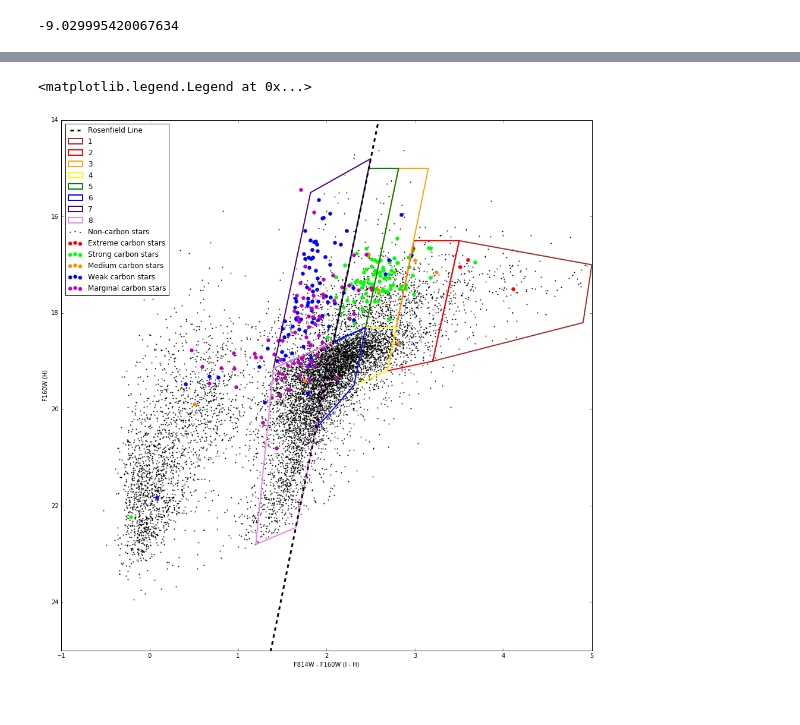
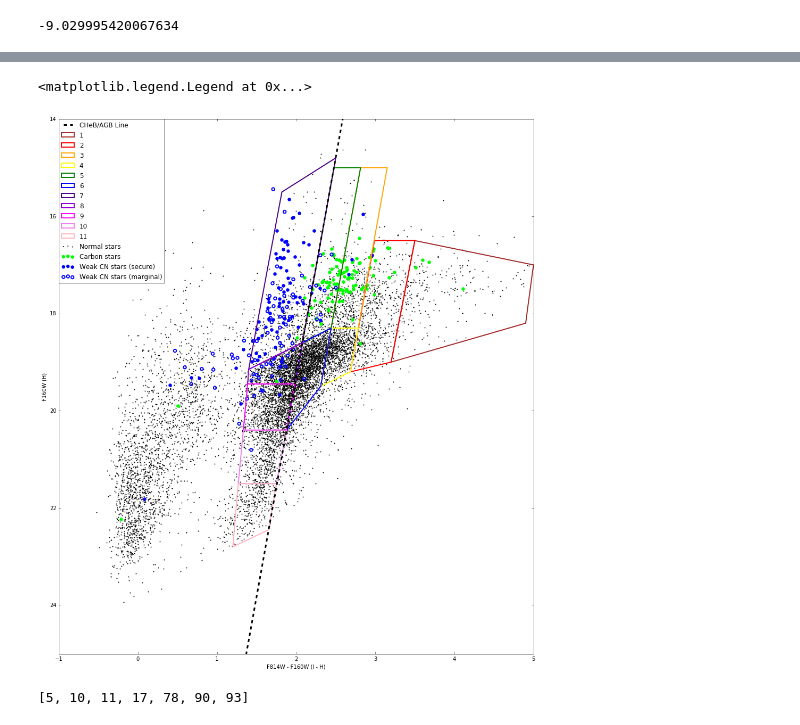
Before and after one commit to JonjonHays/Weak-CN-stars, a Jupyter notebook: Coadding_bins.ipynb, the cells around one changed output, grey strips where cells are left out. Saved outputs shown, nothing was run; the diff lists cells and outputs as text; code cells hidden in the pictures.

```diff
--- a/Coadding_bins.ipynb
+++ b/Coadding_bins.ipynb
@@ -14,9 +14,7 @@ hdu = fits.open('/Users/Jonhays/Documents/ASTRO/FITS/SPLASH/subMasterSPLASH.fits
 hdu2 = fits.open('/Users/Jonhays/Documents/ASTRO/FITS/SPLASH/carbonSPLASHdata/nonCarbonSPLASH.fits')
 hdu3 = fits.open('/Users/Jonhays/Documents/ASTRO/FITS/SPLASH/carbonSPLASHdata/marginalCarbonSPLASH.fits')
 hdu4 = fits.open('/Users/Jonhays/Documents/ASTRO/FITS/SPLASH/carbonSPLASHdata/weakCarbonSPLASH.fits')
-hdu5 = fits.open('/Users/Jonhays/Documents/ASTRO/FITS/SPLASH/carbonSPLASHdata/mediumCarbonSPLASH.fits')
-hdu6 = fits.open('/Users/Jonhays/Documents/ASTRO/FITS/SPLASH/carbonSPLASHdata/strongCarbonSPLASH.fits')
-hdu7 = fits.open('/Users/Jonhays/Documents/ASTRO/FITS/SPLASH/carbonSPLASHdata/extremeCarbonSPLASH.fits')
+hdu5 = fits.open('/Users/Jonhays/Documents/ASTRO/FITS/SPLASH/carbonSPLASHdata/carbonSPLASH.fits')
 wNmIndices = np.load('wNmIndices.npy')
 wClusterInd = np.load('Wstar_clusters.npy')
 marClusterInd = np.load('Mstar_clusters.npy')
@@ -36,7 +38,8 @@ data = hdu[1].data           # All data
 ncData = hdu2[1].data        # non-cargon data
 marData = hdu3[1].data       # marginal carbon data
 wcData = hdu4[1].data        # weak carbon data
-mcData = hdu5[1].data        # medium carbon data
-scData = hdu6[1].data        # strong carbon data
-exData = hdu7[1].data        # extreme carbon data
-wNm_data = data[wNmIndices]  # Weak and marginal data
+weakCNdata = data[wNmIndices]  # Weak and marginal data
+scienceData = hdu5[1].data
+CdataIndices = [i for i in range(len(data)) if np.any(data['FULLNAME'][i] == scienceData['FULLNAME']) and ~np.any(i == wNmIndices)]
+Cdata = data[CdataIndices]
+len(Cdata)
@@ -149,15 +218,13 @@ m
 # %%
 # Plotting all types of stars on H vs. I-H, and defining different bins determined by the slope of phil's line
 
-py.rcParams['figure.figsize'] = 16,16
-mm.cmd_plot2(ncData, range(len(ncData)), 1, 'k', label = 'Non-carbon stars') #NONCARBON stars are BLACK and smaller
-mm.cmd_plot2(exData, range(len(exData)), 30, 'r', label = 'Extreme carbon stars') #EXTREME carbon stars are RED
-mm.cmd_plot2(scData, range(len(scData)), 30, 'lime', label = 'Strong carbon stars') #STRONG carbon stars are LIME
-mm.cmd_plot2(mcData, range(len(mcData)), 30, 'darkorange', label = 'Medium carbon stars')#MEDIUM carbon stars are DARK ORANGE
-mm.cmd_plot2(wcData, range(len(wcData)), 30, 'b', label = 'Weak carbon stars') #WEAK carbon stars are BLUE
-mm.cmd_plot2(marData, range(len(marData)), 30, 'm', label = 'Marginal carbon stars') #MARGINAL carbon stars are MAGENTA
+py.rcParams['figure.figsize'] = 16,18
+mm.cmd_plot2(ncData, range(len(ncData)), 1, 'k', label = 'Normal stars') #NONCARBON stars are BLACK and smaller
+mm.cmd_plot2(Cdata, range(len(Cdata)), 30, 'lime', label = 'Carbon stars') #carbon stars are LIME
+mm.cmd_plot2(wcData, range(len(wcData)), 30, 'b', label = 'Weak CN stars (secure)') #WEAK carbon stars are BLUE
+py.scatter(marData.F814W[range(len(marData))] - marData.F160W[range(len(marData))], marData.F160W[range(len(marData))], s=30, linewidth = 2, edgecolors = 'b', facecolors = 'none', label = 'Weak CN stars (marginal)') #MARGINAL carbon stars are open blue
 
-py.plot(xPhil, yPhil, color = 'k', linewidth = 3, linestyle = '--', label = 'Rosenfield Line')
+py.plot(xPhil, yPhil, color = 'k', linewidth = 3, linestyle = '--', label = 'CHeB/AGB Line')
 
 bin1 = py.Polygon([[3.2, 19.], [3.50, 16.5], [4.999, 17], [4.9, 18.2]], color = 'brown', fill = False, label ='1', linewidth = 2)
 bin1path = Path([[3.2, 19.], [3.50, 16.5], [4.999, 17], [4.9, 18.2]])
@@ -175,40 +242,50 @@ py.gca().add_patch(bin3)
 bin4 = py.Polygon([[2.442, 18.3], [2.785, 18.3], [2.685, 19.2], [2.31, 19.5]], color = 'yellow', fill = False, label ='4', linewidth = 2)
 bin4path = Path([[2.442, 18.3], [2.785, 18.3], [2.685, 19.2], [2.31, 19.5]])
 py.gca().add_patch(bin4)
 
 bin5 = py.Polygon([[2.477468, 15], [2.814, 15], [2.442, 18.3], [2.079, 18.6]], color = 'green', fill = False, label ='5', linewidth = 2)
 bin5path = Path([[2.477468, 15], [2.814, 15], [2.442, 18.3], [2.079, 18.6]])
 py.gca().add_patch(bin5)
 
 bin6 = py.Polygon([[2.079, 18.6], [2.442, 18.3], [2.31, 19.5], [1.8795, 20.4]], color = 'blue', fill = False, label ='6', linewidth = 2)
 bin6path = Path([[2.079, 18.6], [2.442, 18.3], [2.31, 19.5], [1.8795, 20.4]])
 py.gca().add_patch(bin6)
 
 bin7 = py.Polygon([[1.4,19.15],[2.079, 18.6],[2.4996,14.8],[1.82,15.5]], color = 'indigo', fill = False, label = '7', linewidth = 2)
 bin7path = Path([[1.4,19.15],[2.079, 18.6],[2.4996,14.8],[1.82,15.5]])
 py.gca().add_patch(bin7)
 
-bin8 = py.Polygon([[1.4,19.15],[2.079, 18.6],[1.6524,22.45],[1.2,22.8]], color = 'violet', fill = False, label = '8', linewidth = 2)
-bin8path = Path([[1.4,19.15],[2.079, 18.6],[1.6524,22.45],[1.2,22.8]])
+bin8 = py.Polygon([[1.4,19.15],[2.079, 18.6],[1.985, 19.45],[1.387,19.45]], color = 'darkviolet', fill = False, label = '8', linewidth = 2)
+bin8path = Path([[1.4,19.15],[2.079, 18.6],[1.985, 19.45],[1.387,19.45]])
 py.gca().add_patch(bin8)
+
+bin9 = py.Polygon([[1.387,19.45],[1.985, 19.45],[1.8795, 20.4],[1.333, 20.4]], color = 'magenta', fill = False, label = '9', linewidth = 2)
+bin9path = Path([[1.387,19.45],[1.985, 19.45],[1.8795, 20.4],[1.333, 20.4]])
+py.gca().add_patch(bin9)
+
+bin10 = py.Polygon([[1.333, 20.4],[1.8795, 20.4],[1.75,21.5],[1.268,21.5]], color = 'violet', fill = False, label = '10', linewidth = 2)
+bin10path = Path([[1.333, 20.4],[1.8795, 20.4],[1.75,21.5],[1.268,21.5]])
+py.gca().add_patch(bin10)
+
+bin11 = py.Polygon([[1.268,21.5],[1.75,21.5],[1.6524,22.45],[1.2,22.8]], color = 'lightpink', fill = False, label = '11', linewidth = 2)
+bin11path = Path([[1.268,21.5],[1.75,21.5],[1.6524,22.45],[1.2,22.8]])
+py.gca().add_patch(bin11)
 
 
 
-
-
-# refPoint= py.scatter(4.9, 18., s=100, color = 'magenta')
+# refPoint= py.scatter(2, 18.5, s=100, color = 'magenta')
 # refPoint2= py.scatter(2.8455, 17.75, s=100, color = 'orange')
 
 
 py.xlim(-1, 5)
 py.ylim(25, 14)
 
 py.xlabel('F814W - F160W (I - H)')
 py.ylabel('F160W (H)')
-py.legend(bbox_to_anchor=(.21, 1))
+py.legend(bbox_to_anchor=(.23, 1.006))
 # %% [output]
 <matplotlib.legend.Legend at 0x...>
-[figure, old version]
+[figure, new version]
 # %%
 # Extract indices for non-carbon stars within each bin. This cell takes quite a while to run..NOTE: these indices are for non-carbon .fits file!
 
@@ -238 +327,5 @@ bin5Cindices = [i for i in range(len(scData)) if bin5path.contains_point([scData
+# %%
+binLeftCindices
+# %% [output]
+[5, 10, 11, 17, 78, 90, 93]
 # %%
```
Also changed, not shown: parts of 48 cells of this notebook.
